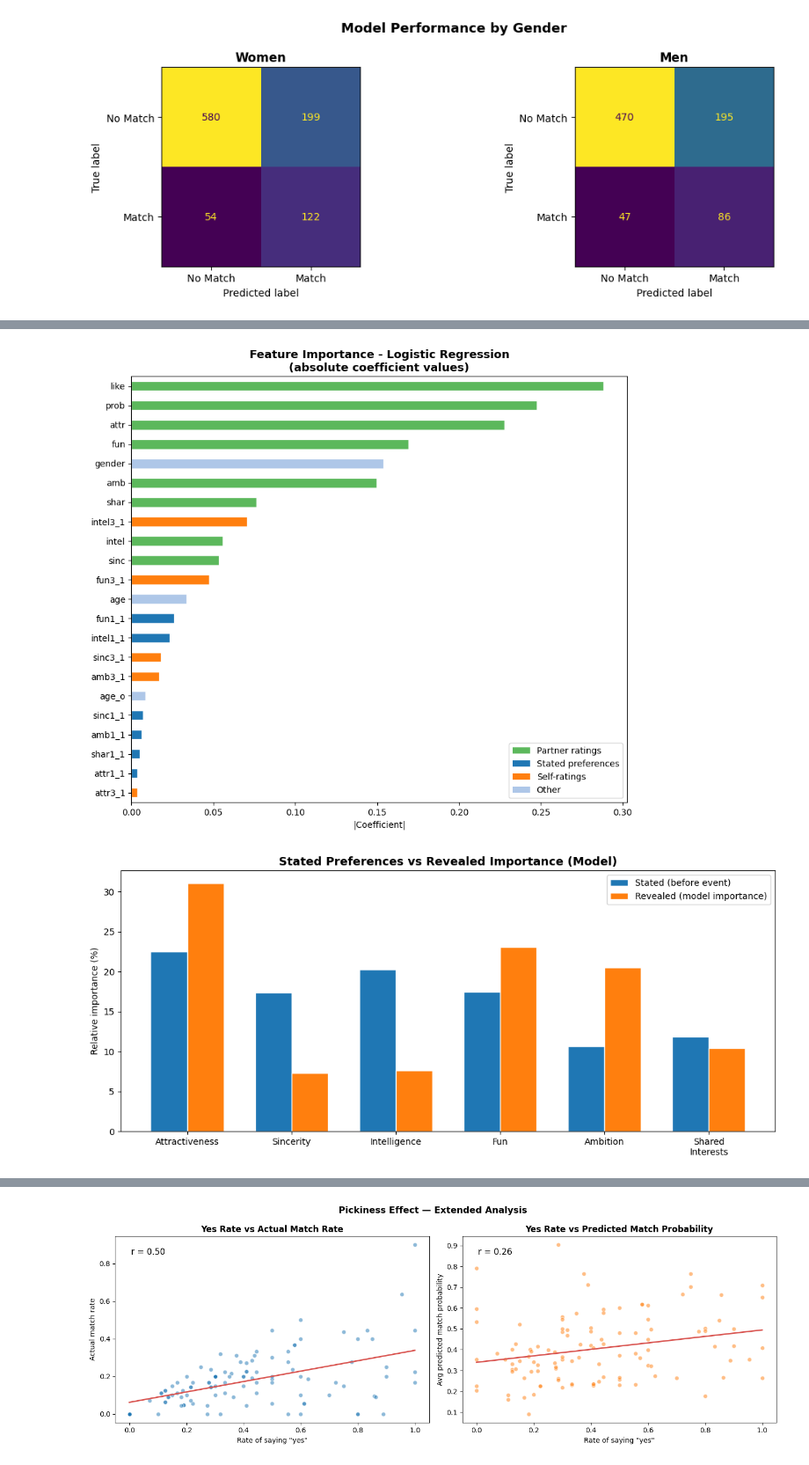
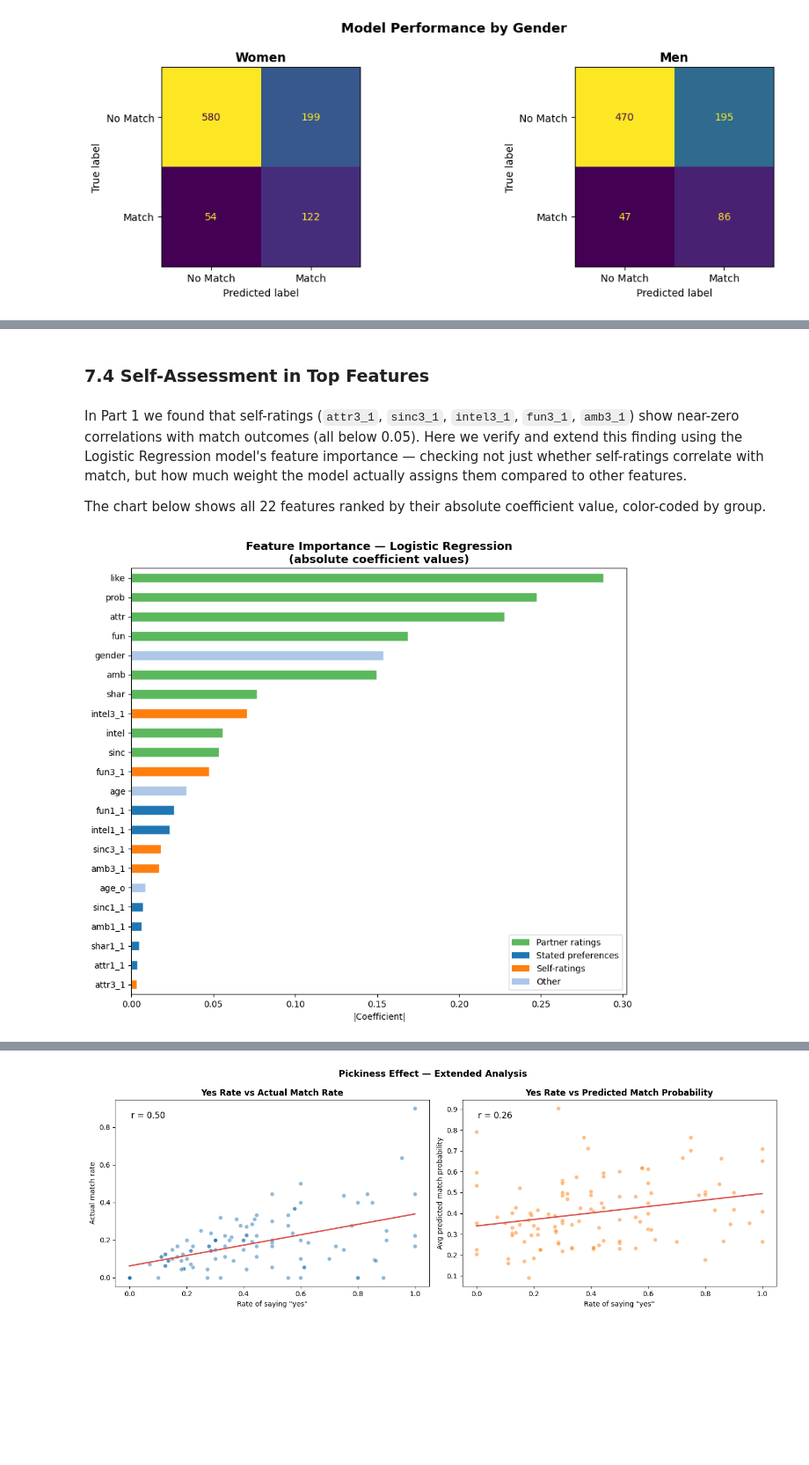
Before and after one commit to rszgosz/Data-Mining, a Jupyter notebook: speed_dating_part2.ipynb, the cells around one changed output, grey strips where cells are left out. Shown at 88% size. Cells and saved outputs as stored; diff of their text form; code cells hidden in the pictures; blank space fills up the shorter version.

```diff
--- a/speed_dating_part2.ipynb
+++ b/speed_dating_part2.ipynb
@@ -455,19 +544,0 @@ and supporting analyses in Section 6 and 7.
-# %%
-
-importances = pd.Series(rf.feature_importances_, index=feature_cols).sort_values(ascending=True)
-
-# Kolorowanie - zielony dla top 5, szary reszta
-colors = ['#5cb85c' if i >= len(importances) - 5 else '#aec7e8' for i in range(len(importances))]
-
-fig, ax = plt.subplots(figsize=(9, 7))
-importances.plot(kind='barh', ax=ax, color=colors, edgecolor='white')
-ax.set_title('Feature Importance - Random Forest', fontsize=14, fontweight='bold')
-ax.set_xlabel('Importance')
-for i, val in enumerate(importances.values):
-    ax.text(val + 0.001, i, f'{val:.3f}', va='center', fontsize=9)
-plt.tight_layout()
-plt.savefig('plot_rf_feature_importance.png', bbox_inches='tight')
-plt.show()
-
-print("\nTop 5 most important features:")
-print(importances.tail(5).sort_values(ascending=False))
@@ -717,63 +986,55 @@ Compare stated preferences (attr1_1 etc.) with feature importance from the model
+# %% [markdown]
+### 7.4 Self-Assessment in Top Features
+# %% [markdown]
+In Part 1 we found that self-ratings (`attr3_1`, `sinc3_1`, `intel3_1`, `fun3_1`,
+`amb3_1`) show near-zero correlations with match outcomes (all below 0.05). Here
+we verify and extend this finding using the Logistic Regression model's feature
+importance — checking not just whether self-ratings correlate with match, but how
+much weight the model actually assigns them compared to other features.
+
+The chart below shows all 22 features ranked by their absolute coefficient value,
+color-coded by group.
 # %%
-# Feature importance z Logistic Regression (absolutne wartosci wspolczynnikow)
+self_cols = ['attr3_1', 'sinc3_1', 'intel3_1', 'fun3_1', 'amb3_1']
+
+# Feature importance z kolorowaniem
 coef = pd.Series(np.abs(lr.coef_[0]), index=feature_cols).sort_values(ascending=True)
 
-# Kolorowanie - zielony = partner ratings, niebieski = preferences, pomaranczowy = self-ratings
 color_map = {}
 for col in feature_cols:
     if col in ['attr', 'sinc', 'intel', 'fun', 'amb', 'shar', 'like', 'prob']:
-        color_map[col] = '#5cb85c'   # partner ratings
+        color_map[col] = '#5cb85c'
     elif col.endswith('1_1'):
-        color_map[col] = '#1f77b4'   # stated preferences
+        color_map[col] = '#1f77b4'
     elif col.endswith('3_1'):
-        color_map[col] = '#ff7f0e'   # self-ratings
+        color_map[col] = '#ff7f0e'
     else:
-        color_map[col] = '#aec7e8'   # inne (gender, age)
+        color_map[col] = '#aec7e8'
 
 colors = [color_map[c] for c in coef.index]
 
 fig, ax = plt.subplots(figsize=(9, 8))
 coef.plot(kind='barh', ax=ax, color=colors, edgecolor='white')
-ax.set_title('Feature Importance - Logistic Regression\n(absolute coefficient values)',
+ax.set_title('Feature Importance — Logistic Regression\n(absolute coefficient values)',
              fontsize=13, fontweight='bold')
 ax.set_xlabel('|Coefficient|')
 
-# Legenda
-from matplotlib.patches import Patch
 legend_elements = [
     Patch(facecolor='#5cb85c', label='Partner ratings'),
     Patch(facecolor='#1f77b4', label='Stated preferences'),
     Patch(facecolor='#ff7f0e', label='Self-ratings'),
     Patch(facecolor='#aec7e8', label='Other'),
 ]
 ax.legend(handles=legend_elements, loc='lower right')
 plt.tight_layout()
 plt.savefig('plot_feature_importance.png', bbox_inches='tight')
 plt.show()
 
-# Stated vs Revealed
-pref_cols = ['attr1_1', 'sinc1_1', 'intel1_1', 'fun1_1', 'amb1_1', 'shar1_1']
-rating_cols = ['attr', 'sinc', 'intel', 'fun', 'amb', 'shar']
-labels = ['Attractiveness', 'Sincerity', 'Intelligence', 'Fun', 'Ambition', 'Shared\nInterests']
-
-stated = df[pref_cols].mean().values
-revealed = np.abs(lr.coef_[0])[[feature_cols.index(c) for c in rating_cols]]
-revealed_norm = (revealed / revealed.sum()) * 100
-
-x = np.arange(len(labels))
-width = 0.35
-
-fig, ax = plt.subplots(figsize=(11, 5))
-ax.bar(x - width/2, stated, width, label='Stated (before event)', color='#1f77b4', edgecolor='white')
-ax.bar(x + width/2, revealed_norm, width, label='Revealed (model importance)', color='#ff7f0e', edgecolor='white')
-ax.set_xticks(x)
-ax.set_xticklabels(labels, fontsize=10)
-ax.set_ylabel('Relative importance (%)')
-ax.set_title('Stated Preferences vs Revealed Importance (Model)', fontsize=13, fontweight='bold')
-ax.legend()
-plt.tight_layout()
-plt.savefig('plot_stated_vs_revealed_model.png', bbox_inches='tight')
-plt.show()
+# Ranking z oznaczeniem self-ratings
+print("=== Feature Importance Ranking ===")
+coef_sorted = coef.sort_values(ascending=False)
+for i, (col, val) in enumerate(coef_sorted.items()):
+    tag = " ← SELF-RATING" if col in self_cols else ""
+    print(f"{i+1:2d}. {col:<12} {val:.4f}{tag}")
 # %% [output]
-[figure, old version]
+[figure, new version]
-[figure, removed]
```
Also changed, not shown: parts of 63 cells of this notebook, 5 other files.
